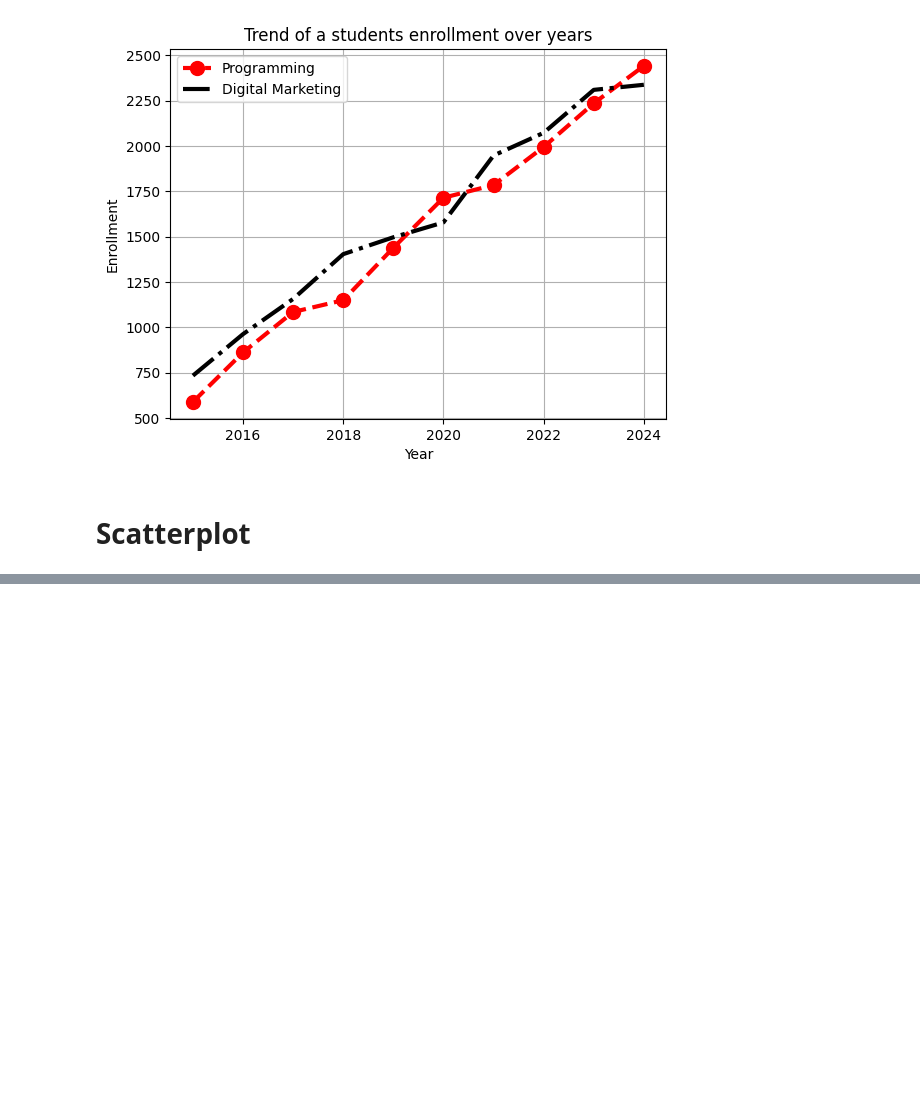
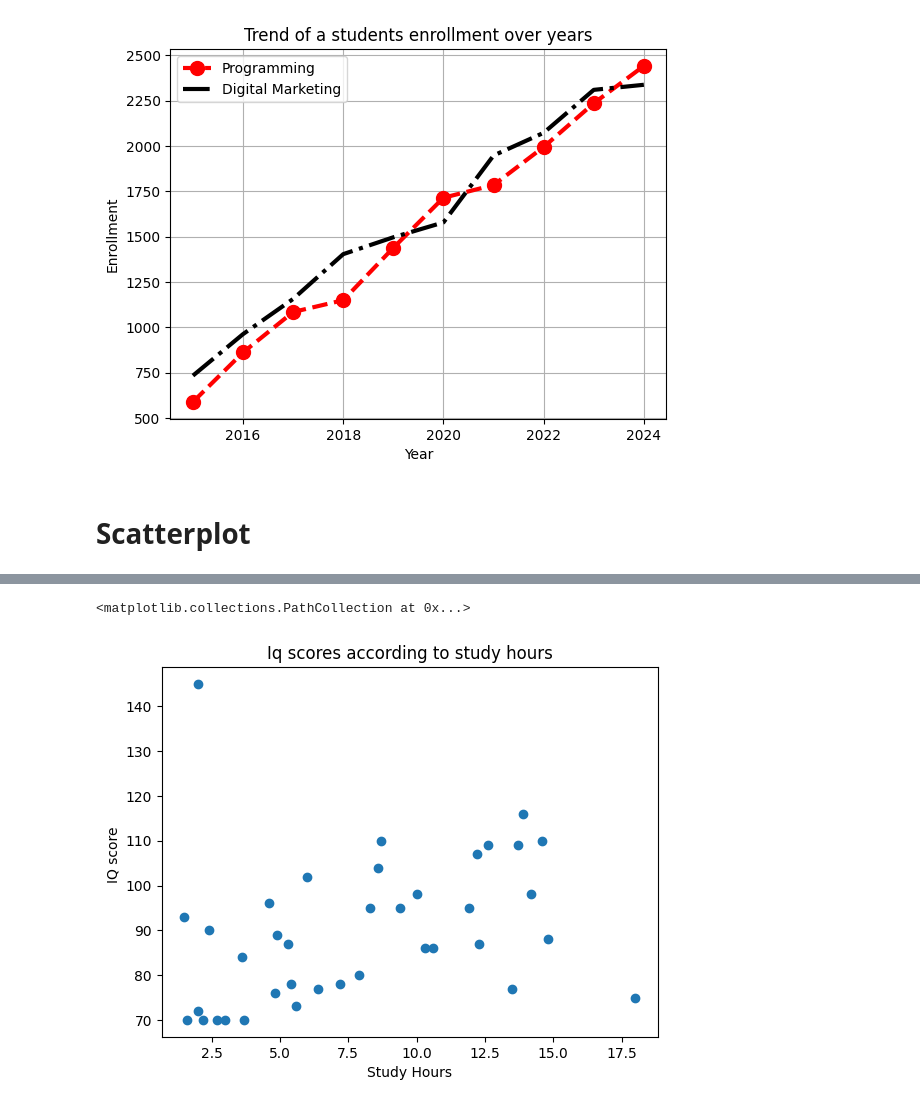
Before and after one commit to kaho0/Abstract, a Jupyter notebook: Shore_15.ipynb, the cells around one changed output, grey strips where cells are left out. Drawn from its saved outputs; the diff is of its cells as text; code cells hidden in the pictures; blank space fills up the shorter version.

```diff
--- a/Shore_15.ipynb
+++ b/Shore_15.ipynb
@@ -68,3 +68,5 @@ plt.grid()
 [figure]
 # %% [markdown]
 # **Scatterplot**
+# %%
+students=pd.read_csv('/content/drive/MyDrive/Datasets/student_IQdata.csv')
@@ -70,0 +93,8 @@ plt.grid()
+# %%
+plt.xlabel('Study Hours')
+plt.ylabel('IQ score ')
+plt.title("Iq scores according to study hours")
+plt.scatter(students['Study_Hour'],students['IQ_Score'])
+# %% [output]
+<matplotlib.collections.PathCollection at 0x...>
+[figure, added]
```
Also changed, not shown: parts of 8 cells of this notebook.
